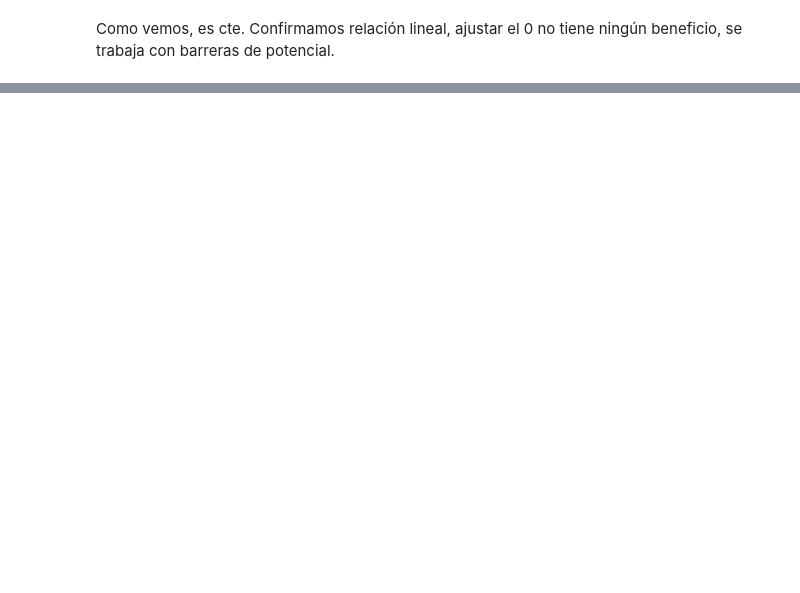
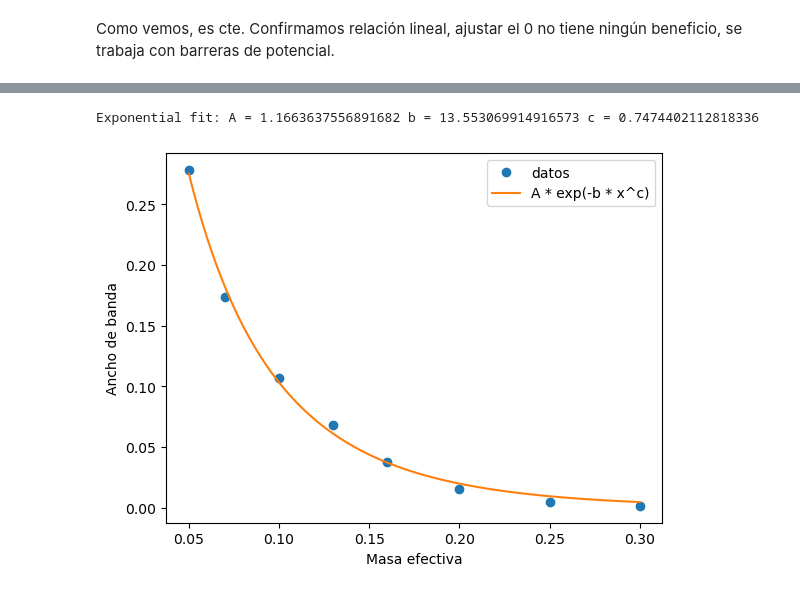
Before and after one commit to teresa-p-l/GNOMOS, a Jupyter notebook: Diegod/simulaciones.ipynb, the cells around one changed output, grey strips where cells are left out. Cells and saved outputs as stored; diff of their text form; code cells hidden in the pictures; blank space fills up the shorter version.

```diff
--- a/Diegod/simulaciones.ipynb
+++ b/Diegod/simulaciones.ipynb
@@ -76,0 +117,21 @@ Como vemos, es cte. Confirmamos relación lineal, ajustar el 0 no tiene ningún
+# %%
+import scipy.optimize as opt
+
+def exp_func(x, A, b, c):
+    return A * np.exp(-b * x**c)
+
+popt_exp, pcov_exp = opt.curve_fit(exp_func, x, y, p0=(0.3, 1.0, 1.0), bounds=(0, np.inf))
+
+print("Exponential fit: A =", popt_exp[0], "b =", popt_exp[1], "c =", popt_exp[2])
+
+x_fit = np.linspace(x.min(), x.max(), 200)
+plt.figure()
+plt.plot(x, y, 'o', label='datos')
+plt.plot(x_fit, exp_func(x_fit, *popt_exp), label='A * exp(-b * x^c)')
+plt.xlabel('Masa efectiva')
+plt.ylabel('Ancho de banda')
+plt.legend()
+plt.show()
+# %% [output]
+Exponential fit: A = 1.1663637556891682 b = 13.553069914916573 c = 0.7474402112818336
+[figure, added]
```
Also changed, not shown: parts of 5 cells of this notebook, 1 other file.
